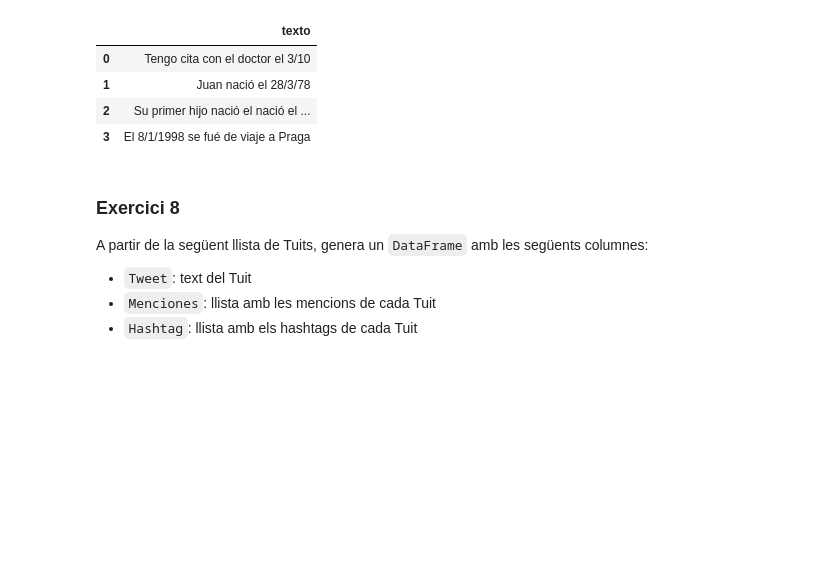
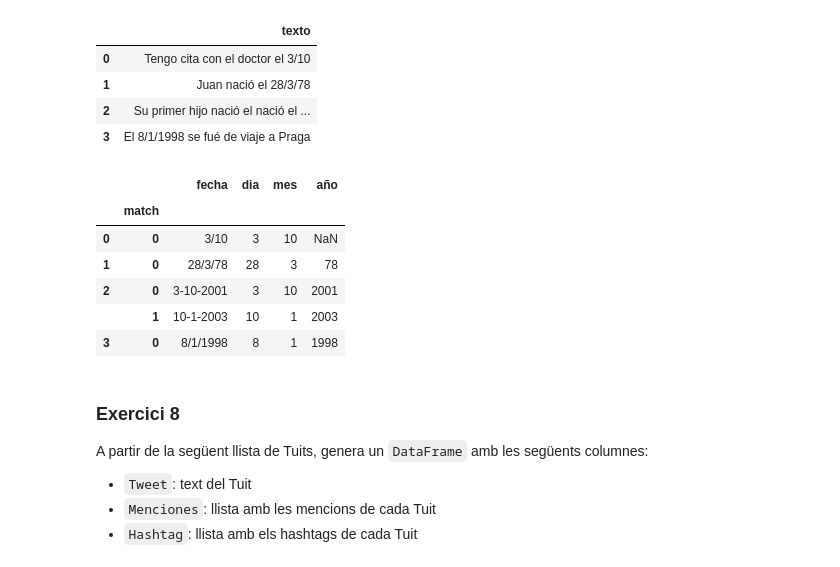
Before and after one commit to DavidSM2/Repo_PLN, a Jupyter notebook: Practicas/Pr1/P1_Expressions_regulars_VAL.ipynb, the cells around one changed output. Drawn from its saved outputs; the diff is of its cells as text; code cells hidden in the pictures; blank space fills up the shorter version.

```diff
--- a/Practicas/Pr1/P1_Expressions_regulars_VAL.ipynb
+++ b/Practicas/Pr1/P1_Expressions_regulars_VAL.ipynb
@@ -313,3 +315,13 @@ df
+# %%
+df['texto'].str.extractall(r'(?P<fecha>(?P<dia>\d{1,2})[/-](?P<mes>\d{1,2})[/-]?(?P<año>\d{0,4}))')
+# %% [output]
+|  |  | fecha | dia | mes | año |
+|  | match |  |  |  |  |
+| 0 | 0 | 3/10 | 3 | 10 | NaN |
+| 1 | 0 | 28/3/78 | 28 | 3 | 78 |
+| 2 | 0 | 3-10-2001 | 3 | 10 | 2001 |
+|  | 1 | 10-1-2003 | 10 | 1 | 2003 |
+| 3 | 0 | 8/1/1998 | 8 | 1 | 1998 |
 # %% [markdown]
 ### Exercici 8
 A partir de la següent llista de Tuits, genera un `DataFrame` amb les següents columnes:
```
Also changed, not shown: parts of 7 cells of this notebook, 1 other file.
